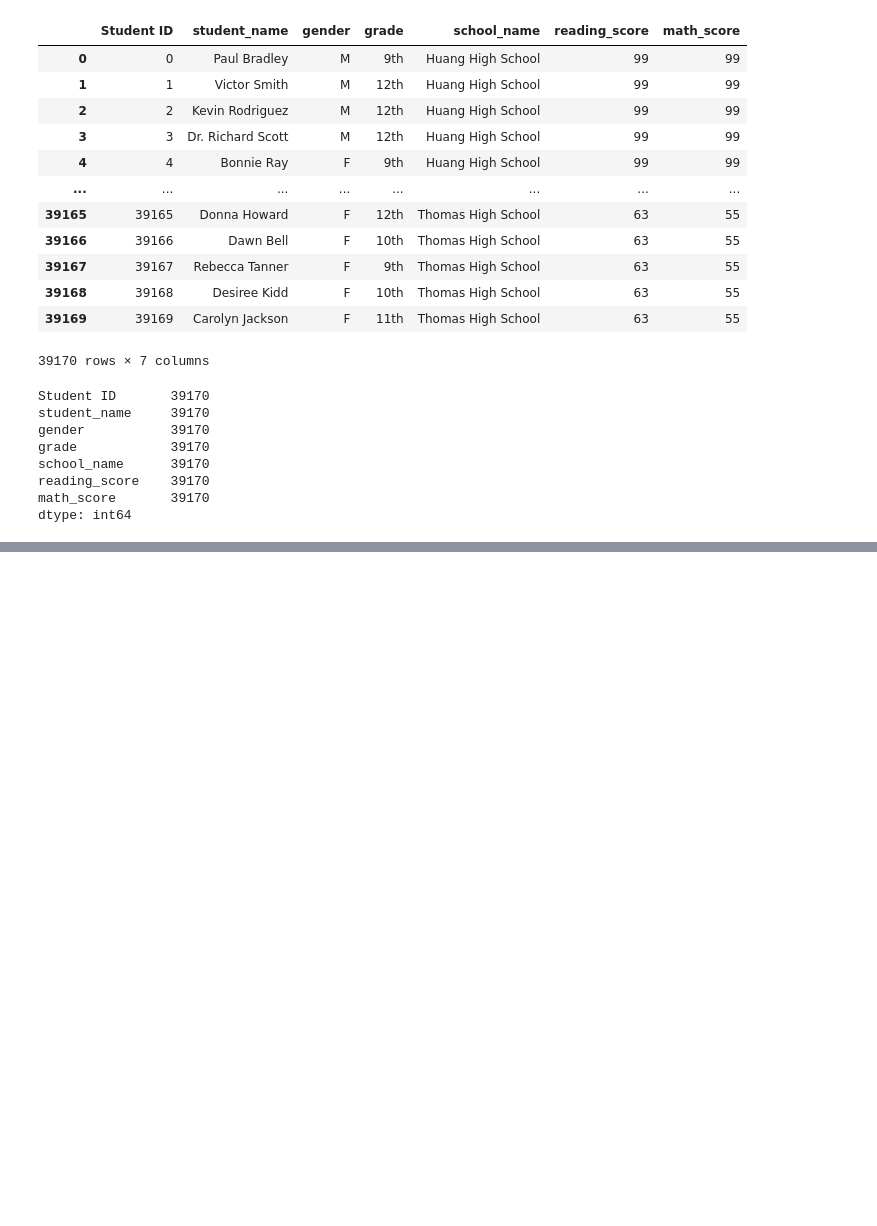
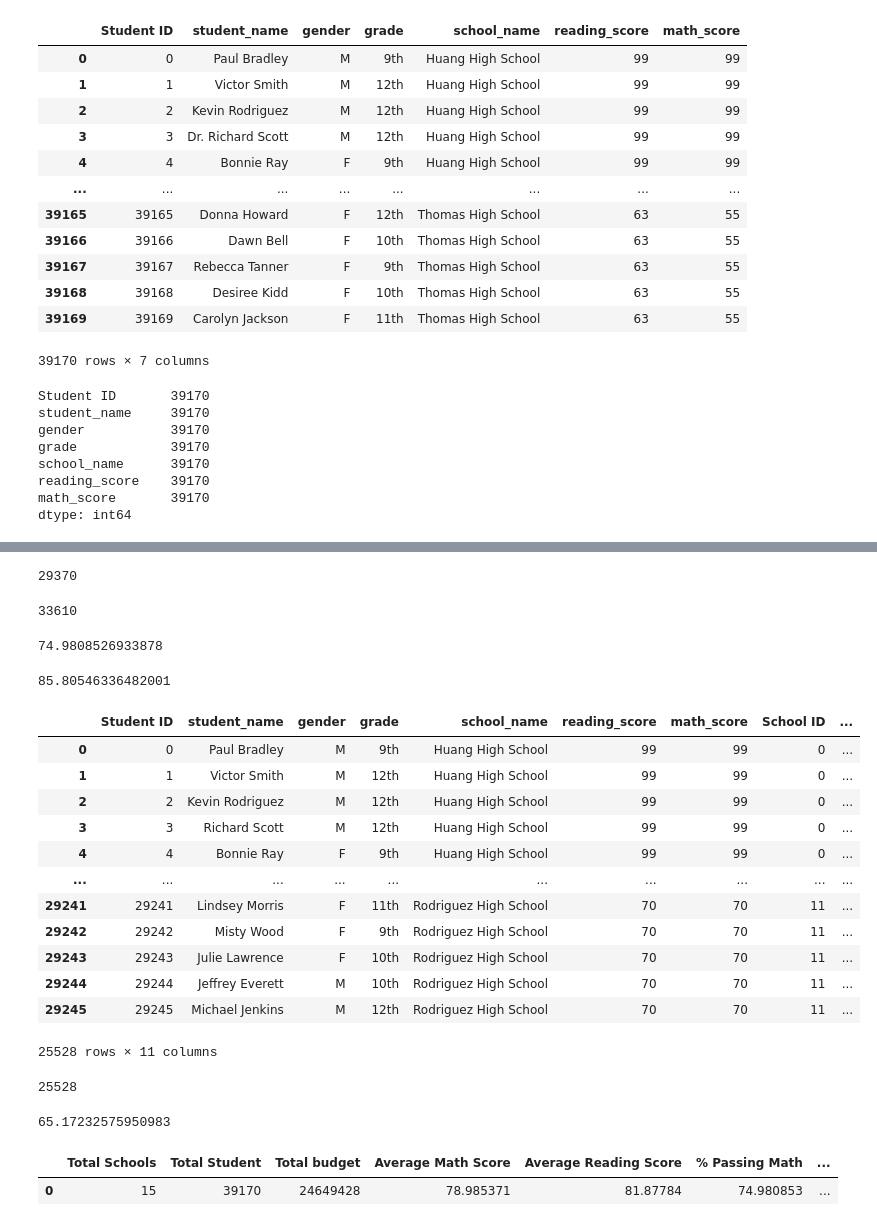
Before and after one commit to vithushankuhan/school_district_analysis, a Jupyter notebook: PyCitySchools.ipynb, the cells around one changed output, grey strips where cells are left out. Saved outputs shown, nothing was run; the diff lists cells and outputs as text; code cells hidden in the pictures; blank space fills up the shorter version.

Commit message:
Added clean_students_complete.csv & edited PyCityChools.ipynb

```diff
--- a/PyCitySchools.ipynb
+++ b/PyCitySchools.ipynb
@@ -74,3 +74,7 @@ prefixes_suffixes = ["Dr. ","Mr. ","Ms. ","Mrs. ", "Miss ", "MD", "DDS", "DVM",
 # Iterate through the word in the "prefixes_suffixes" list and replace them with an empty space, "".
 for word in prefixes_suffixes:
     student_data_df["student_name"] = student_data_df["student_name"].str.replace(word, "", regex = False)
+# %%
+# combine the data into a single dataset.
+school_data_complete_df = pd.merge(student_data_df, school_data_df, on=["school_name", "school_name"])
+school_data_complete_df.head()
@@ -76,0 +155,70 @@ for word in prefixes_suffixes:
+# %%
+# Calculate the number of students passing math
+passing_math_count = passing_math["student_name"].count()
+passing_math_count
+# %% [output]
+29370
+# %%
+# Calculate the number of students passing reading
+passing_reading_count = passing_reading["student_name"].count()
+passing_reading_count
+# %% [output]
+33610
+# %%
+# Get the % of students who passed math
+passing_math_percentage = passing_math_count / float(student_count) * 100
+passing_math_percentage
+# %% [output]
+74.9808526933878
+# %%
+# Get the % of students who passed reading
+passing_reading_percentage = passing_reading_count / float(student_count) * 100
+passing_reading_percentage
+# %% [output]
+85.80546336482001
+# %%
+# Calculate the students who passed both math and reading
+passing_math_reading = school_data_complete_df[(school_data_complete_df["math_score"] >= 70) & (school_data_complete_df["reading_score"] >= 70)]
+passing_math_reading
+# %% [output]
+|  | Student ID | student_name | gender | grade | school_name | reading_score | math_score | School ID | ... |
+| 0 | 0 | Paul Bradley | M | 9th | Huang High School | 99 | 99 | 0 | ... |
+| 1 | 1 | Victor Smith | M | 12th | Huang High School | 99 | 99 | 0 | ... |
+| 2 | 2 | Kevin Rodriguez | M | 12th | Huang High School | 99 | 99 | 0 | ... |
+| 3 | 3 | Richard Scott | M | 12th | Huang High School | 99 | 99 | 0 | ... |
+| 4 | 4 | Bonnie Ray | F | 9th | Huang High School | 99 | 99 | 0 | ... |
+| ... | ... | ... | ... | ... | ... | ... | ... | ... | ... |
+| 29241 | 29241 | Lindsey Morris | F | 11th | Rodriguez High School | 70 | 70 | 11 | ... |
+| 29242 | 29242 | Misty Wood | F | 9th | Rodriguez High School | 70 | 70 | 11 | ... |
+| 29243 | 29243 | Julie Lawrence | F | 10th | Rodriguez High School | 70 | 70 | 11 | ... |
+| 29244 | 29244 | Jeffrey Everett | M | 10th | Rodriguez High School | 70 | 70 | 11 | ... |
+| 29245 | 29245 | Michael Jenkins | M | 12th | Rodriguez High School | 70 | 70 | 11 | ... |
+25528 rows × 11 columns
+# %%
+# Calculate the number of students who passed both math and reading
+overall_passing_math_reading_count = passing_math_reading["student_name"].count()
+overall_passing_math_reading_count
+# %% [output]
+25528
+# %%
+# Calculate the overall passing percentage
+overall_passing_percentage = overall_passing_math_reading_count / student_count * 100
+overall_passing_percentage
+# %% [output]
+65.17232575950983
+# %%
+# Adding a list of values with keys to create a new DataFrame
+district_summary_df = pd.DataFrame(
+    [{"Total Schools": school_count,
+      "Total Student": student_count,
+      "Total budget": total_budget,
+      "Average Math Score": average_math_score,
+      "Average Reading Score": average_reading_score,
+      "% Passing Math": passing_math_percentage,
+      "% Passing Reading": passing_reading_percentage,
+      "% Overall Passing": overall_passing_percentage
+     }])
+district_summary_df
+# %% [output]
+|  | Total Schools | Total Student | Total budget | Average Math Score | Average Reading Score | % Passing Math | ... |
+| 0 | 15 | 39170 | 24649428 | 78.985371 | 81.87784 | 74.980853 | ... |
```
Also changed, not shown: parts of 10 cells of this notebook, 1 other file.
